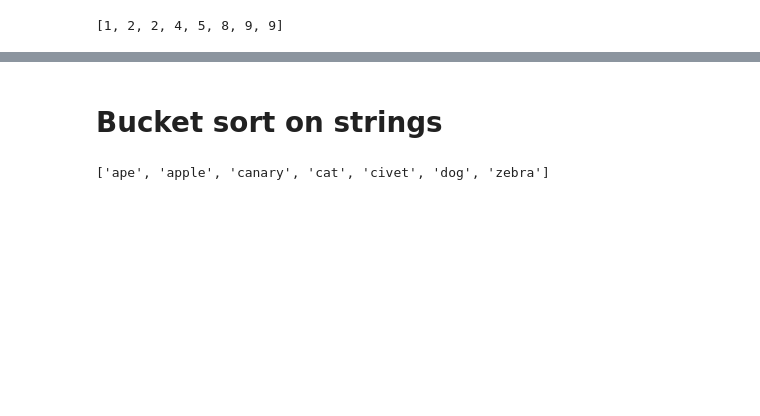
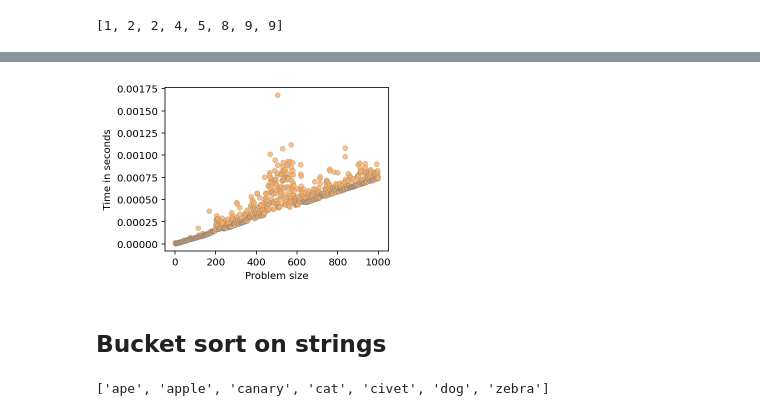
Before and after one commit to parrt/msds689, a Jupyter notebook: notes/sorting.ipynb, the cells around one changed output, grey strips where cells are left out. Drawn from its saved outputs; the diff is of its cells as text; code cells hidden in the pictures; blank space fills up the shorter version.

```diff
--- a/notes/sorting.ipynb
+++ b/notes/sorting.ipynb
@@ -137,5 +182,10 @@ bsort(A, 5)
+# %%
+A = np.random.random(size=1000) * 100 + 10
+showtime(bsort, A)
+# %% [output]
+[figure, added]
 # %% [markdown]
-# Bucket sort on strings
+## Bucket sort on strings
 # %%
 # assume lowercase English letters for simplicity
 def pstr_sort(A:list) -> list:
```
Also changed, not shown: parts of 14 cells of this notebook, 4 other files.
